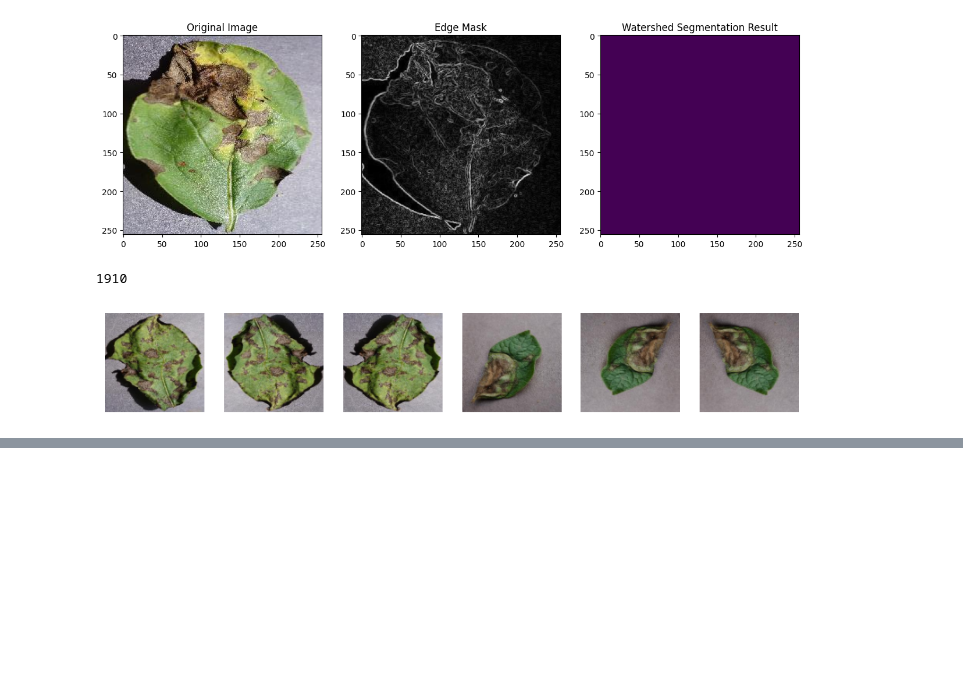
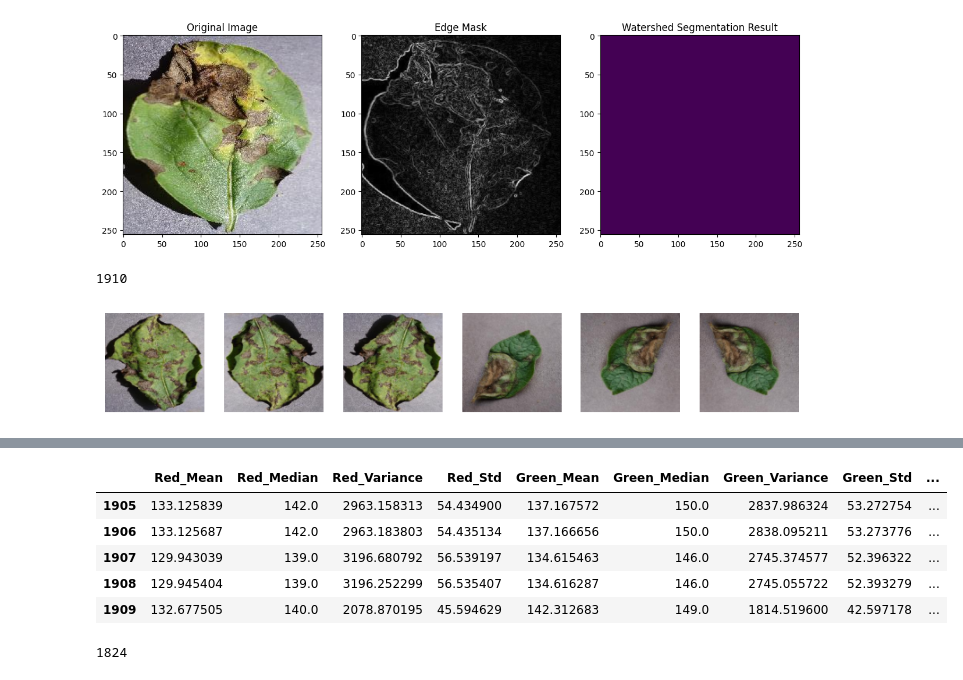
Before and after one commit to arfan64shah/Potato_Disease_DetectionandClassifictaion, a Jupyter notebook: Binary/binary.ipynb, the cells around one changed output, grey strips where cells are left out. Saved outputs shown, nothing was run; the diff lists cells and outputs as text; code cells hidden in the pictures; blank space fills up the shorter version.

Commit message:
Added program to extract features of healthy leaves

```diff
--- a/Binary/binary.ipynb
+++ b/Binary/binary.ipynb
@@ -212,0 +230,11 @@ for y in range(len(images_list)):
+# %%
+# add a column named as label to the excel file label it as 1
+unhealthy_data['label'] = 1
+unhealthy_data.tail()
+# %% [output]
+|  | Red_Mean | Red_Median | Red_Variance | Red_Std | Green_Mean | Green_Median | Green_Variance | Green_Std | ... |
+| 1905 | 133.125839 | 142.0 | 2963.158313 | 54.434900 | 137.167572 | 150.0 | 2837.986324 | 53.272754 | ... |
+| 1906 | 133.125687 | 142.0 | 2963.183803 | 54.435134 | 137.166656 | 150.0 | 2838.095211 | 53.273776 | ... |
+| 1907 | 129.943039 | 139.0 | 3196.680792 | 56.539197 | 134.615463 | 146.0 | 2745.374577 | 52.396322 | ... |
+| 1908 | 129.945404 | 139.0 | 3196.252299 | 56.535407 | 134.616287 | 146.0 | 2745.055722 | 52.393279 | ... |
+| 1909 | 132.677505 | 140.0 | 2078.870195 | 45.594629 | 142.312683 | 149.0 | 1814.519600 | 42.597178 | ... |
@@ -212,0 +264,15 @@ for y in range(len(images_list)):
+# %%
+# read data from the healthy directory
+
+# declare an empty list
+healthy_images_list = []
+for i in glob.glob(r'C:\Users\Arfan Shah\potato_data\binary\Train\A(Healthy)\*.*'):
+
+    # read each image
+    image1 = io.imread(i)
+
+    # now append image into image list
+    healthy_images_list.append(image1)
+print(len(healthy_images_list))
+# %% [output]
+1824
```
Also changed, not shown: parts of 12 cells of this notebook, 5 other files.
